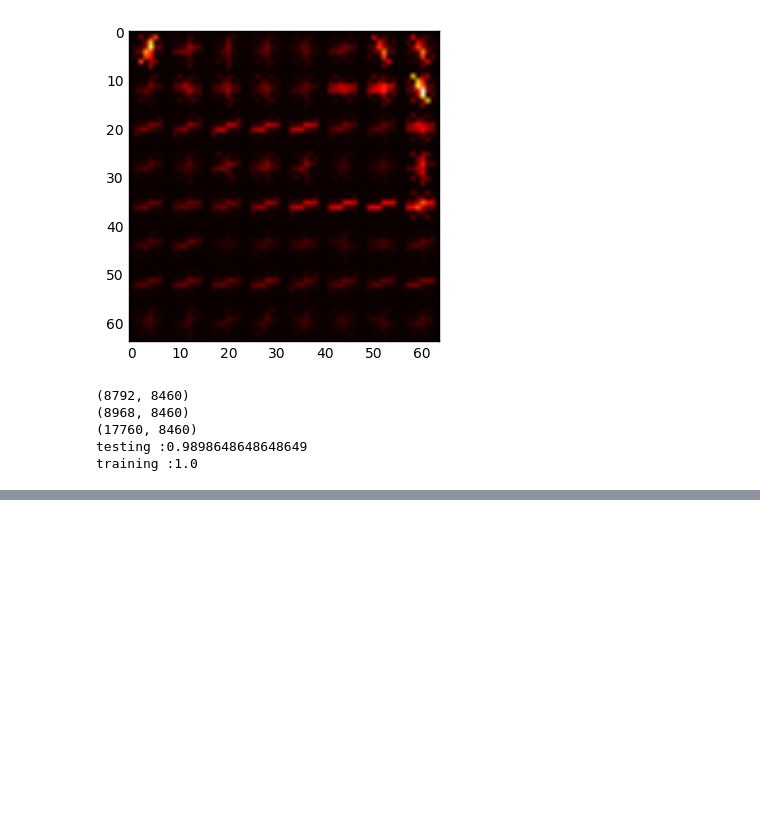
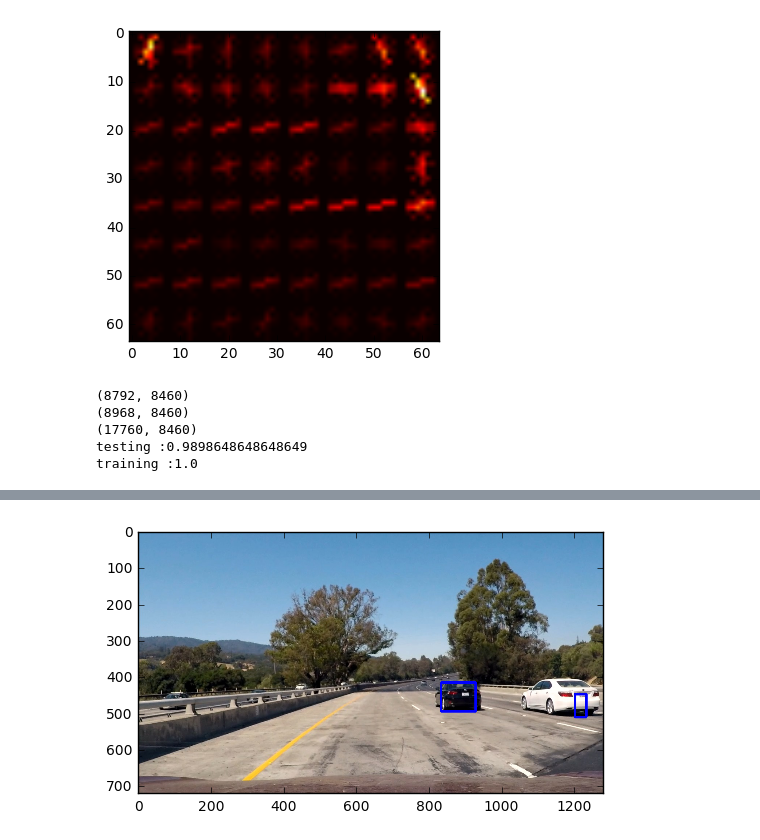
Before and after one commit to udacity/CarND-Vehicle-Detection, a Jupyter notebook: Vehicle_Detection.ipynb, the cells around one changed output, grey strips where cells are left out. Drawn from its saved outputs; the diff is of its cells as text; code cells hidden in the pictures; blank space fills up the shorter version.

```diff
--- a/Vehicle_Detection.ipynb
+++ b/Vehicle_Detection.ipynb
@@ -151,0 +156,33 @@ plt.show()
+# %%
+x_start_stop=[None, None]
+y_start_stop = [400,600]
+xy_window=(64, 64)
+xy_overlap=(0.75, 0.75)
+vehicle_detector = vehicle.VehicleDetector(color_space=color_space,
+                                  orient=orient,
+                                  pix_per_cell=pix_per_cell,
+                                  cell_per_block=cell_per_block,
+                                  hog_channel=hog_channel,
+                                  spatial_size=spatial_size,
+                                  hist_bins=hist_bins,
+                                  spatial_feat=spatial_feat,
+                                  hist_feat=hist_feat,
+                                  hog_feat=hog_feat,
+                                  y_start_stop=y_start_stop,
+                                  x_start_stop=x_start_stop,
+                                  xy_window=xy_window,
+                                  xy_overlap=xy_overlap,
+                                  heat_threshold = 1,
+                                  scaler=scaler,
+                                  classifier=svc)
+
+img_path = './test_images/test1.jpg'
+image = mpimg.imread(img_path)
+#draw_image = np.copy(image)
+#image = image.astype(np.float32)/255.0
+
+out = vehicle_detector.detect(image)
+plt.imshow(out)
+plt.show()
+# %% [output]
+[figure, added]
```
Also changed, not shown: parts of 6 cells of this notebook, 2 other files.
